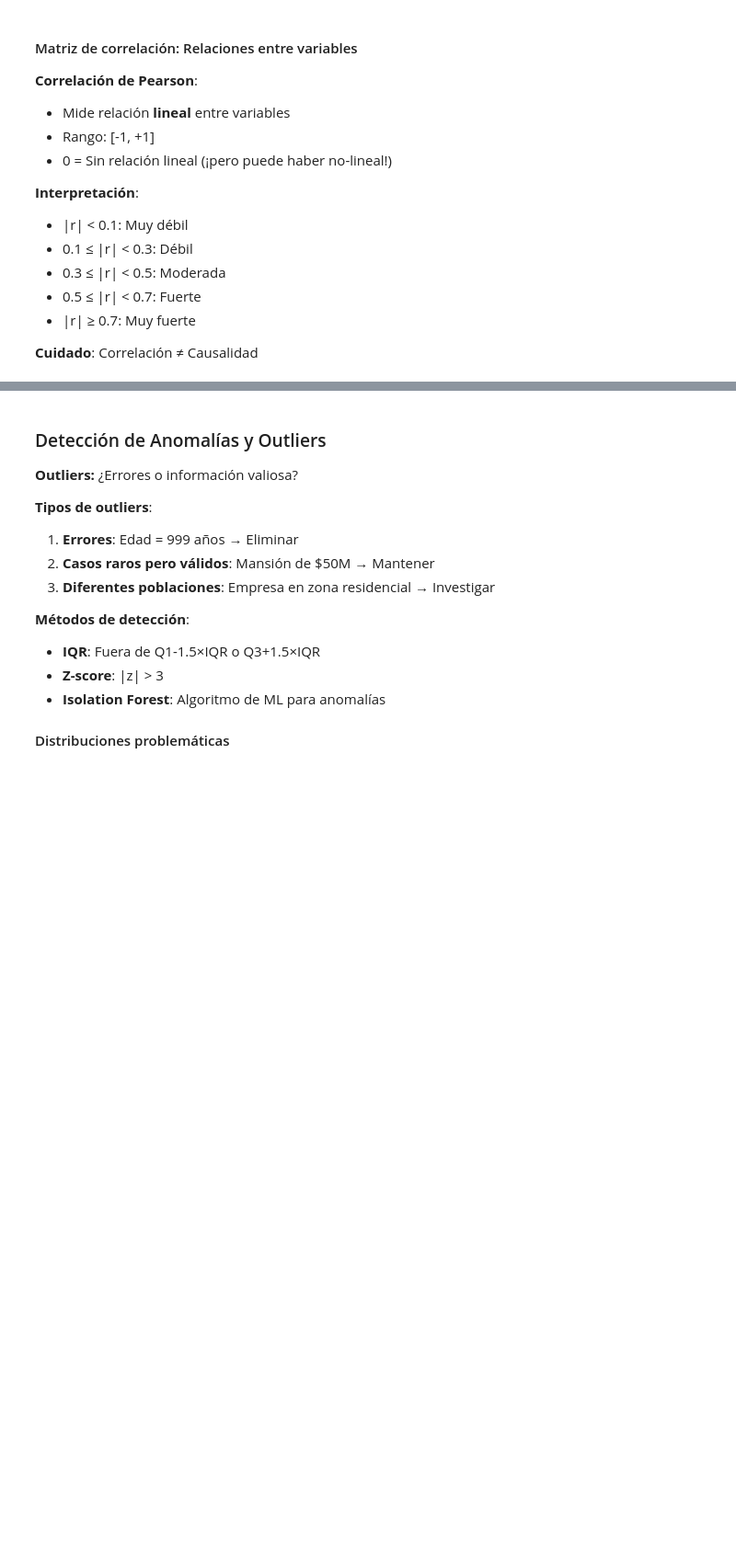
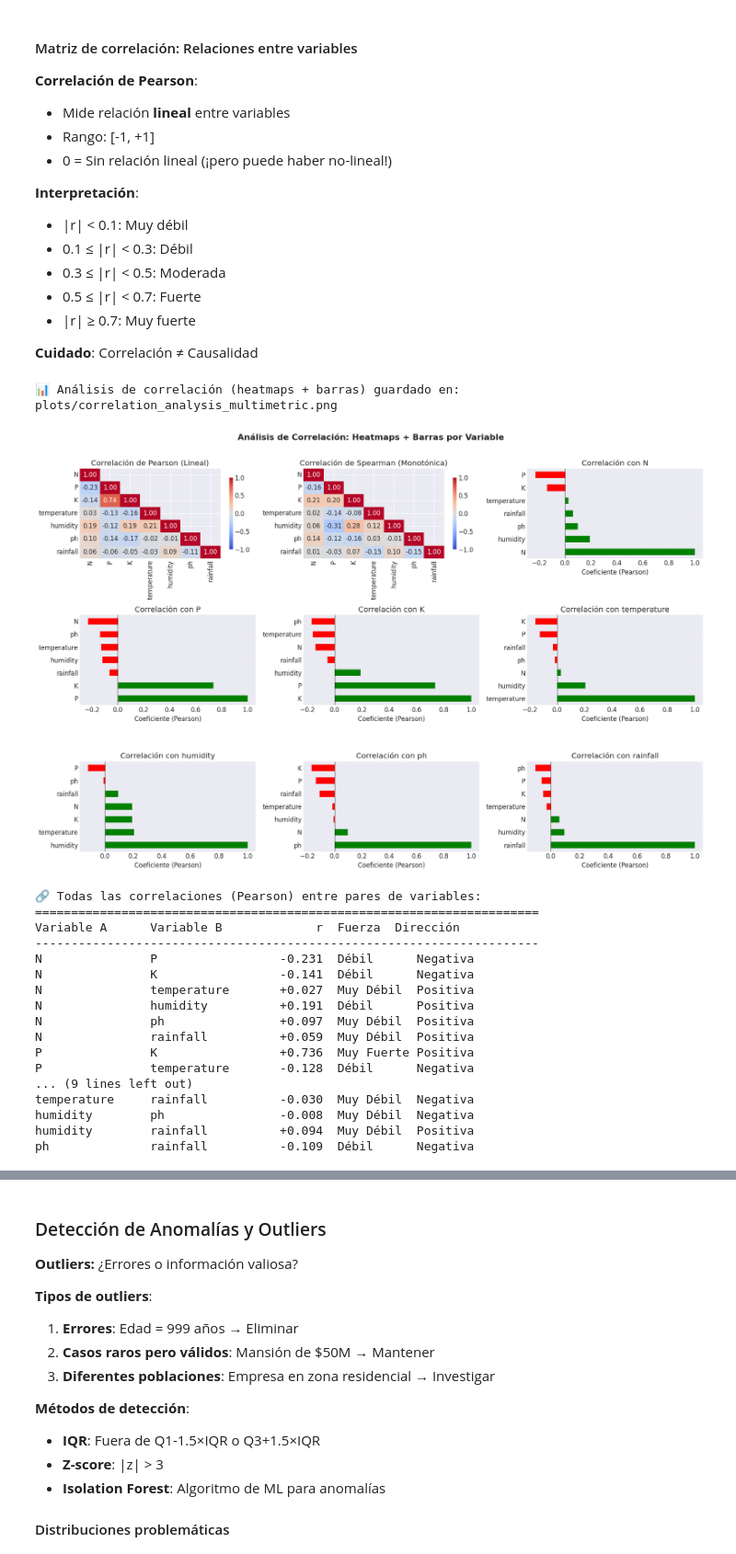
Before and after one commit to alejandrodgz/data_exploration, a Jupyter notebook: notebooks/1_bu_du_eda.ipynb, the cells around one changed output, grey strips where cells are left out. Shown: that part at 92% size. Drawn from its saved outputs; the diff is of its cells as text; code cells hidden in the pictures; blank space fills up the shorter version.

```diff
--- a/notebooks/1_bu_du_eda.ipynb
+++ b/notebooks/1_bu_du_eda.ipynb
@@ -767,0 +674,25 @@ correlation_analysis(housing)
+# %%
+# Análisis de correlación mejorado
+from correlation_analysis import correlation_analysis
+
+correlation_analysis(crop_data)
+# %% [output]
+📊 Análisis de correlación (heatmaps + barras) guardado en: plots/correlation_analysis_multimetric.png
+[figure, added]
+🔗 Todas las correlaciones (Pearson) entre pares de variables:
+======================================================================
+Variable A      Variable B             r  Fuerza  Dirección
+----------------------------------------------------------------------
+N               P                 -0.231  Débil      Negativa
+N               K                 -0.141  Débil      Negativa
+N               temperature       +0.027  Muy Débil  Positiva
+N               humidity          +0.191  Débil      Positiva
+N               ph                +0.097  Muy Débil  Positiva
+N               rainfall          +0.059  Muy Débil  Positiva
+P               K                 +0.736  Muy Fuerte Positiva
+P               temperature       -0.128  Débil      Negativa
+... (9 lines left out)
+temperature     rainfall          -0.030  Muy Débil  Negativa
+humidity        ph                -0.008  Muy Débil  Negativa
+humidity        rainfall          +0.094  Muy Débil  Positiva
+ph              rainfall          -0.109  Débil      Negativa
```
Also changed, not shown: parts of 9 cells of this notebook, 2 other files.
